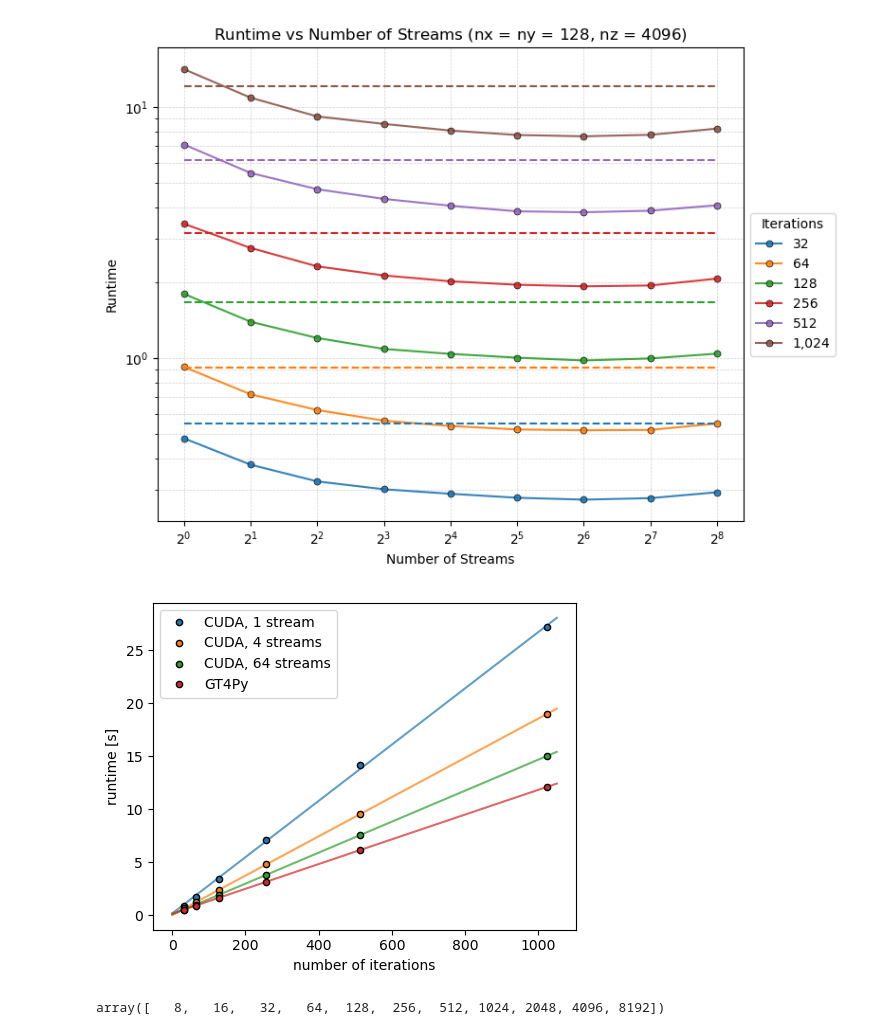
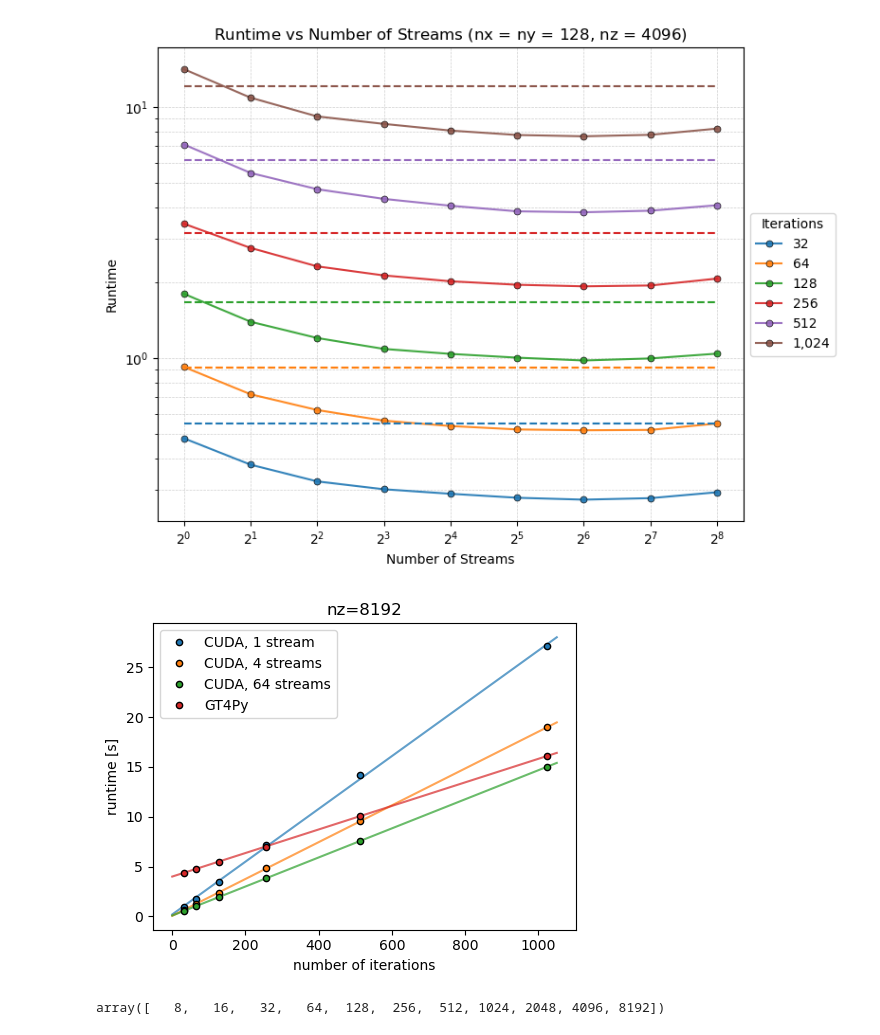
Before and after one commit to grafrap/HPC4WC-overlapping, a Jupyter notebook: measurements/stencil_cuda_vs_gt4py_plots.ipynb, the cells around one changed output. Drawn from its saved outputs; the diff is of its cells as text; code cells hidden in the pictures.

```diff
--- a/measurements/stencil_cuda_vs_gt4py_plots.ipynb
+++ b/measurements/stencil_cuda_vs_gt4py_plots.ipynb
@@ -238,21 +238,23 @@ def plotnfit_time_of_iter(df, lbl=None, color='C0', ax=plt):
     x_numiters = np.array([0, 1050])
     y_t_fit = fit_fct(x_numiters)
     ax.plot(x_numiters, y_t_fit, f'-{color}', zorder=0, alpha=0.7)
-# %%
-plt.figure(figsize=(5,4))
-df_nz_1stream_ = df_nz[(df_nz["NUM_STREAMS"] == 1) & (df_nz['Nz'] == nz_fix)]
-plotnfit_time_of_iter(df_nz_1stream_, "CUDA, 1 stream", "C0")
-plotnfit_time_of_iter(df_nz[(df_nz['NUM_STREAMS'] == 4) & (df_nz['Nz'] == nz_fix)], "CUDA, 4 streams", "C1")
-df_nz_64streams = df_nz[(df_nz['NUM_STREAMS'] == 64) & (df_nz['Nz'] == nz_fix)]
-plotnfit_time_of_iter(df_nz_64streams, "CUDA, 64 streams", "C2")
-plotnfit_time_of_iter(df_gt_nz, "GT4Py", "C3")
-plt.legend(loc='best')
-plt.xlabel("number of iterations")
-plt.ylabel("runtime [s]")
-plt.tight_layout()
-plt.savefig("stencil_runtime_fit.pdf")
-# %% [output]
-[figure, removed]
+# %%
+nz_fix = 8192
+assert(nz_fix in nz_gt)
+
+plt.figure(figsize=(5,4))
+plotnfit_time_of_iter(df_nz[(df_nz["NUM_STREAMS"] == 1) & (df_nz['Nz'] == nz_fix)], "CUDA, 1 stream", "C0")
+plotnfit_time_of_iter(df_nz[(df_nz['NUM_STREAMS'] == 4) & (df_nz['Nz'] == nz_fix)], "CUDA, 4 streams", "C1")
+plotnfit_time_of_iter(df_nz[(df_nz['NUM_STREAMS'] == 64) & (df_nz['Nz'] == nz_fix)], "CUDA, 64 streams", "C2")
+plotnfit_time_of_iter(df_gt4py_gpu[df_gt4py_gpu['Nz'] == nz_fix], "GT4Py", "C3")
+plt.legend(loc='best')
+plt.xlabel("number of iterations")
+plt.ylabel("runtime [s]")
+plt.title(f"nz={nz_fix}")
+plt.tight_layout()
+plt.savefig(f"stencil_runtime_fit_nz={nz_fix}.pdf")
+# %% [output]
+[figure, added]
 # %%
 nz_gt = df_gt4py_gpu['Nz'].unique()
 display(nz_gt)  # smaller than nz from df_nz
```
Also changed, not shown: parts of 1 cell of this notebook, 3 other files.
